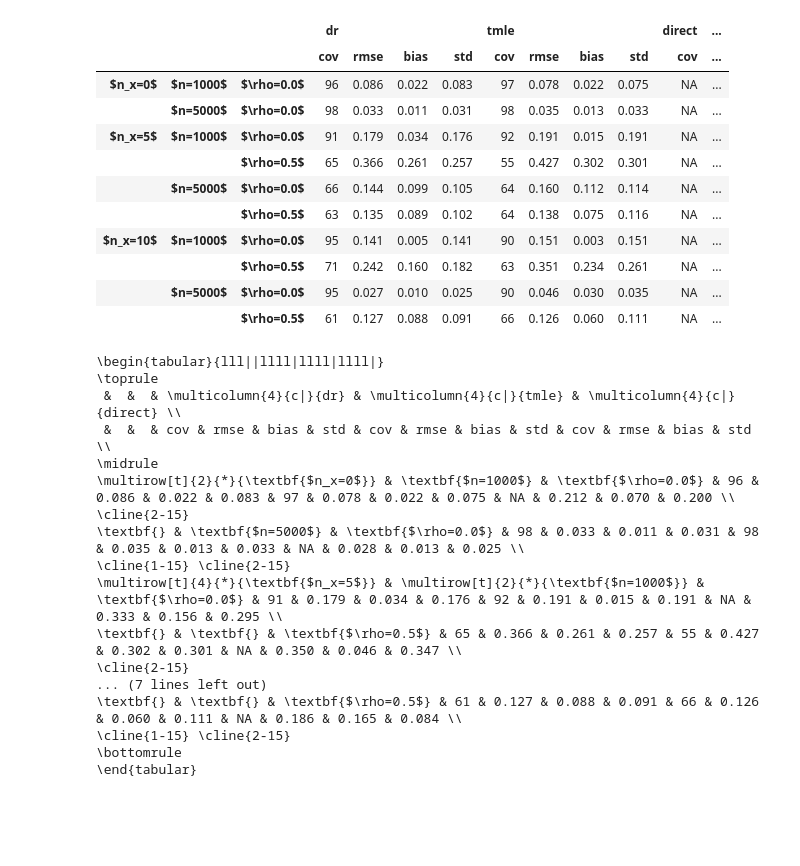
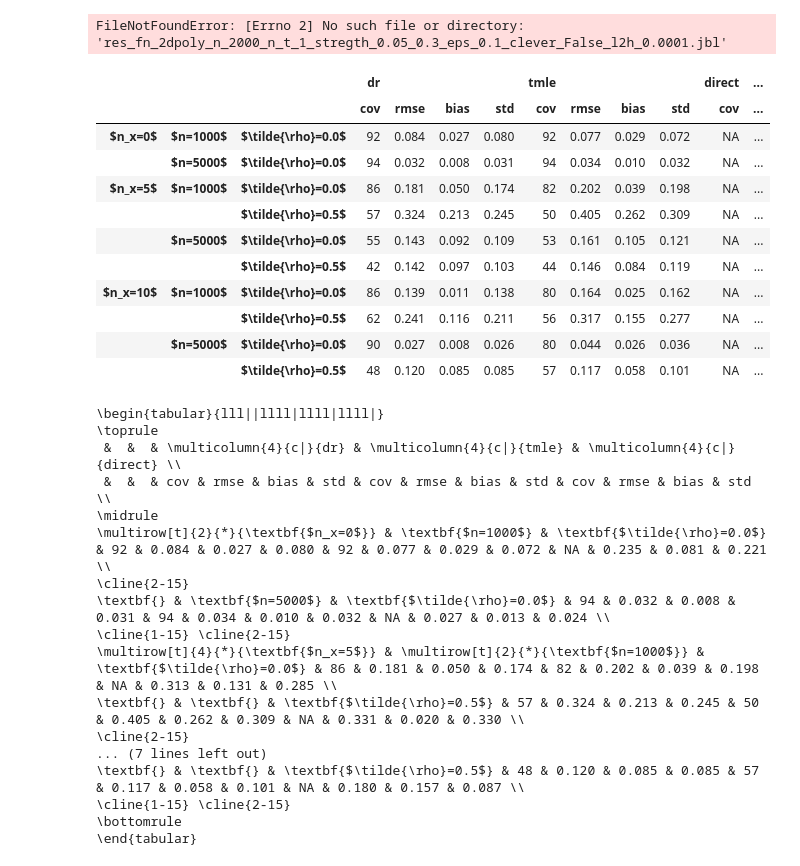
Before and after one commit to syrgkanislab/npiv_functionals, a Jupyter notebook: notebooks/Postprocess.ipynb, the cells around one changed output. Cells and saved outputs as stored; diff of their text form; code cells hidden in the pictures; blank space fills up the shorter version.

```diff
--- a/notebooks/Postprocess.ipynb
+++ b/notebooks/Postprocess.ipynb
@@ -49,7 +49,7 @@ for clever in [False, True]:
     resd = {}
     for n_t in [1]:
         resd[n_t] = {}
-        for fname in ['abs', '2dpoly', 'sigmoid', 'sin']:
+        for fname in ['abs', '2dpoly']:
             resd[n_t][fname] = OrderedDict()
             for n in [500, 1000, 2000]:
                 lambda_l2_h = .1/n**(.9)
@@ -57,10 +57,11 @@ for clever in [False, True]:
                 nkey = f'$n={n}$'
                 resd[n_t][fname][nkey] = {}
                 for iv_strength in [0.2, 0.5]:
-                    ivkey = f'$\pi={iv_strength}$'
-                    for endogeneity_strength in [0.3, 0.8]:
+                    ivkey = f'$\\pi={iv_strength}$'
+                    resd[n_t][fname][nkey][ivkey] = {}
+                    for endogeneity_strength in [0.05, 0.1]:
                         true, results = joblib.load(f'res_fn_{fname}_n_{n}_n_t_{n_t}_stregth_{iv_strength}_{endogeneity_strength}_eps_{0.1}_clever_{clever}_l2h_{lambda_l2_h:.4f}.jbl')
-                        ekey = f'$\rho={endogeneity_strength}$'
+                        ekey = f'$\\rho={endogeneity_strength}$'
                         resd[n_t][fname][nkey][ivkey][ekey] = {}
                         for it, method in enumerate(['dr', 'tmle', 'ipw', 'direct']):
                             data = np.array([r[it] for r in results])
@@ -73,13 +74,13 @@ for clever in [False, True]:
                                             'rmse': f'{np.sqrt(np.mean((data[:, 0]-true)**2)):.3f}',
                                             'bias': f'{np.abs(np.mean((data[:, 0]-true))):.3f}',
                                             'std': f'{np.std(data[:, 0]):.3f}'}
-                        resd[n_t][fname][nkey][ivkey][ekey] = pd.concat({f'${true:.2f}$': pd.DataFrame(resd[n_t][fname][nkey][ivkey][ekey])})
+                        resd[n_t][fname][nkey][ivkey][ekey] = pd.DataFrame(resd[n_t][fname][nkey][ivkey][ekey])
                     resd[n_t][fname][nkey][ivkey] = pd.concat(resd[n_t][fname][nkey][ivkey], sort=False)
-                resd[n_t][fname][nkey] = = pd.concat(resd[n_t][fname][nkey], sort=False)
+                resd[n_t][fname][nkey] = pd.concat(resd[n_t][fname][nkey], sort=False)
             resd[n_t][fname] = pd.concat(resd[n_t][fname], sort=False)
         resd[n_t] = pd.concat(resd[n_t], sort=False)
-    display(pd.concat(resd).unstack(level=6))
-    print(pd.concat(resd).unstack(level=6).to_latex(bold_rows=True, multirow=True,
+    display(pd.concat(resd).unstack(level=5))
+    print(pd.concat(resd).unstack(level=5).to_latex(bold_rows=True, multirow=True,
                                                     multicolumn=True, escape=False,
                                                     column_format='lll||lll|lll|lll|lll|',
                                                     multicolumn_format='c|'))
@@ -96,7 +140,8 @@ for clever in [False]:
                 resd[n_t][fname][nkey] = {}
                 for iv_strength in [0.05, 0.1]:
                     ivkey = f'$\pi={iv_strength}$'
-                    for endogeneity_strength in [0.3, 0.8]:
+                    resd[n_t][fname][nkey][ivkey] = {}
+                    for endogeneity_strength in [0.05, 0.1]:
                         true, results = joblib.load(f'res_fn_{fname}_n_{n}_n_t_{n_t}_stregth_{iv_strength}_{endogeneity_strength}_eps_{0.1}_clever_{clever}_l2h_{lambda_l2_h:.4f}.jbl')
 
                         ekey = f'$\rho={endogeneity_strength}$'
@@ -122,6 +167,8 @@ for clever in [False]:
                                                     multicolumn=True, escape=False,
                                                     column_format='lll||lll|lll|lll|lll|',
                                                     multicolumn_format='c|'))
+# %% [output]
+FileNotFoundError: [Errno 2] No such file or directory: 'res_fn_2dpoly_n_2000_n_t_1_stregth_0.05_0.3_eps_0.1_clever_False_l2h_0.0001.jbl'
 # %%
 endogeneity_strength = 0.3
 fname = 'cct'
@@ -136,58 +183,58 @@ for clever in [False]:
             for iv_strength in [0.0, 0.5]:
                 if n_t == 0 and iv_strength == 0.5:
                     continue
 
                 true, results = joblib.load(f'res_fn_{fname}_n_{n}_n_t_{n_t}_stregth_{iv_strength}_{endogeneity_strength}_eps_{0.1}_clever_{clever}_l2h_{lambda_l2_h:.4f}.jbl')
-                ivkey = f'$\tilde{\rho}={iv_strength}$'
+                ivkey = "$\\tilde{\\rho}=" + f"{iv_strength}$"
                 resd[f'$n_x={n_t}$'][nkey][ivkey] = {}
                 for it, method in enumerate(['dr', 'tmle', 'ipw', 'direct']):
                     if method == 'ipw':
                         continue
                     data = np.array([r[it] for r in results])
                     if method in ['dr', 'tmle']:
                         cov = f'{100*np.mean((data[:, 1] <= true) & (true <= data[:, 2])):.0f}'
                     else:
                         cov = 'NA'
                     resd[f'$n_x={n_t}$'][nkey][ivkey][method] = {
                                     'cov': cov,
                                     'rmse': f'{np.sqrt(np.mean((data[:, 0]-true)**2)):.3f}',
                                     'bias': f'{np.abs(np.mean((data[:, 0]-true))):.3f}',
                                     'std': f'{np.std(data[:, 0]):.3f}'}
                 resd[f'$n_x={n_t}$'][nkey][ivkey] = pd.DataFrame(resd[f'$n_x={n_t}$'][nkey][ivkey])
             resd[f'$n_x={n_t}$'][nkey] = pd.concat(resd[f'$n_x={n_t}$'][nkey], sort=False)
         resd[f'$n_x={n_t}$'] = pd.concat(resd[f'$n_x={n_t}$'], sort=False)
     display(pd.concat(resd).unstack(level=3))
     print(pd.concat(resd).unstack(level=3).to_latex(bold_rows=True, multirow=True,
                                                     multicolumn=True, escape=False,
                                                     column_format='lll||llll|llll|llll|',
                                                     multicolumn_format='c|'))
 # %% [output]
 |  |  |  | dr |  |  |  | tmle |  |  |  | direct | ... |
 |  |  |  | cov | rmse | bias | std | cov | rmse | bias | std | cov | ... |
-| $n_x=0$ | $n=1000$ | $\rho=0.0$ | 96 | 0.086 | 0.022 | 0.083 | 97 | 0.078 | 0.022 | 0.075 | NA | ... |
-|  | $n=5000$ | $\rho=0.0$ | 98 | 0.033 | 0.011 | 0.031 | 98 | 0.035 | 0.013 | 0.033 | NA | ... |
-| $n_x=5$ | $n=1000$ | $\rho=0.0$ | 91 | 0.179 | 0.034 | 0.176 | 92 | 0.191 | 0.015 | 0.191 | NA | ... |
-|  |  | $\rho=0.5$ | 65 | 0.366 | 0.261 | 0.257 | 55 | 0.427 | 0.302 | 0.301 | NA | ... |
-|  | $n=5000$ | $\rho=0.0$ | 66 | 0.144 | 0.099 | 0.105 | 64 | 0.160 | 0.112 | 0.114 | NA | ... |
-|  |  | $\rho=0.5$ | 63 | 0.135 | 0.089 | 0.102 | 64 | 0.138 | 0.075 | 0.116 | NA | ... |
-| $n_x=10$ | $n=1000$ | $\rho=0.0$ | 95 | 0.141 | 0.005 | 0.141 | 90 | 0.151 | 0.003 | 0.151 | NA | ... |
-|  |  | $\rho=0.5$ | 71 | 0.242 | 0.160 | 0.182 | 63 | 0.351 | 0.234 | 0.261 | NA | ... |
-|  | $n=5000$ | $\rho=0.0$ | 95 | 0.027 | 0.010 | 0.025 | 90 | 0.046 | 0.030 | 0.035 | NA | ... |
-|  |  | $\rho=0.5$ | 61 | 0.127 | 0.088 | 0.091 | 66 | 0.126 | 0.060 | 0.111 | NA | ... |
+| $n_x=0$ | $n=1000$ | $\tilde{\rho}=0.0$ | 92 | 0.084 | 0.027 | 0.080 | 92 | 0.077 | 0.029 | 0.072 | NA | ... |
+|  | $n=5000$ | $\tilde{\rho}=0.0$ | 94 | 0.032 | 0.008 | 0.031 | 94 | 0.034 | 0.010 | 0.032 | NA | ... |
+| $n_x=5$ | $n=1000$ | $\tilde{\rho}=0.0$ | 86 | 0.181 | 0.050 | 0.174 | 82 | 0.202 | 0.039 | 0.198 | NA | ... |
+|  |  | $\tilde{\rho}=0.5$ | 57 | 0.324 | 0.213 | 0.245 | 50 | 0.405 | 0.262 | 0.309 | NA | ... |
+|  | $n=5000$ | $\tilde{\rho}=0.0$ | 55 | 0.143 | 0.092 | 0.109 | 53 | 0.161 | 0.105 | 0.121 | NA | ... |
+|  |  | $\tilde{\rho}=0.5$ | 42 | 0.142 | 0.097 | 0.103 | 44 | 0.146 | 0.084 | 0.119 | NA | ... |
+| $n_x=10$ | $n=1000$ | $\tilde{\rho}=0.0$ | 86 | 0.139 | 0.011 | 0.138 | 80 | 0.164 | 0.025 | 0.162 | NA | ... |
+|  |  | $\tilde{\rho}=0.5$ | 62 | 0.241 | 0.116 | 0.211 | 56 | 0.317 | 0.155 | 0.277 | NA | ... |
+|  | $n=5000$ | $\tilde{\rho}=0.0$ | 90 | 0.027 | 0.008 | 0.026 | 80 | 0.044 | 0.026 | 0.036 | NA | ... |
+|  |  | $\tilde{\rho}=0.5$ | 48 | 0.120 | 0.085 | 0.085 | 57 | 0.117 | 0.058 | 0.101 | NA | ... |
 \begin{tabular}{lll||llll|llll|llll|}
 \toprule
  &  &  & \multicolumn{4}{c|}{dr} & \multicolumn{4}{c|}{tmle} & \multicolumn{4}{c|}{direct} \\
  &  &  & cov & rmse & bias & std & cov & rmse & bias & std & cov & rmse & bias & std \\
 \midrule
-\multirow[t]{2}{*}{\textbf{$n_x=0$}} & \textbf{$n=1000$} & \textbf{$\rho=0.0$} & 96 & 0.086 & 0.022 & 0.083 & 97 & 0.078 & 0.022 & 0.075 & NA & 0.212 & 0.070 & 0.200 \\
+\multirow[t]{2}{*}{\textbf{$n_x=0$}} & \textbf{$n=1000$} & \textbf{$\tilde{\rho}=0.0$} & 92 & 0.084 & 0.027 & 0.080 & 92 & 0.077 & 0.029 & 0.072 & NA & 0.235 & 0.081 & 0.221 \\
 \cline{2-15}
-\textbf{} & \textbf{$n=5000$} & \textbf{$\rho=0.0$} & 98 & 0.033 & 0.011 & 0.031 & 98 & 0.035 & 0.013 & 0.033 & NA & 0.028 & 0.013 & 0.025 \\
+\textbf{} & \textbf{$n=5000$} & \textbf{$\tilde{\rho}=0.0$} & 94 & 0.032 & 0.008 & 0.031 & 94 & 0.034 & 0.010 & 0.032 & NA & 0.027 & 0.013 & 0.024 \\
 \cline{1-15} \cline{2-15}
-\multirow[t]{4}{*}{\textbf{$n_x=5$}} & \multirow[t]{2}{*}{\textbf{$n=1000$}} & \textbf{$\rho=0.0$} & 91 & 0.179 & 0.034 & 0.176 & 92 & 0.191 & 0.015 & 0.191 & NA & 0.333 & 0.156 & 0.295 \\
-\textbf{} & \textbf{} & \textbf{$\rho=0.5$} & 65 & 0.366 & 0.261 & 0.257 & 55 & 0.427 & 0.302 & 0.301 & NA & 0.350 & 0.046 & 0.347 \\
+\multirow[t]{4}{*}{\textbf{$n_x=5$}} & \multirow[t]{2}{*}{\textbf{$n=1000$}} & \textbf{$\tilde{\rho}=0.0$} & 86 & 0.181 & 0.050 & 0.174 & 82 & 0.202 & 0.039 & 0.198 & NA & 0.313 & 0.131 & 0.285 \\
+\textbf{} & \textbf{} & \textbf{$\tilde{\rho}=0.5$} & 57 & 0.324 & 0.213 & 0.245 & 50 & 0.405 & 0.262 & 0.309 & NA & 0.331 & 0.020 & 0.330 \\
 \cline{2-15}
 ... (7 lines left out)
-\textbf{} & \textbf{} & \textbf{$\rho=0.5$} & 61 & 0.127 & 0.088 & 0.091 & 66 & 0.126 & 0.060 & 0.111 & NA & 0.186 & 0.165 & 0.084 \\
+\textbf{} & \textbf{} & \textbf{$\tilde{\rho}=0.5$} & 48 & 0.120 & 0.085 & 0.085 & 57 & 0.117 & 0.058 & 0.101 & NA & 0.180 & 0.157 & 0.087 \\
 \cline{1-15} \cline{2-15}
 \bottomrule
 \end{tabular}
```
Also changed, not shown: parts of 2 cells of this notebook, 3 other files.
